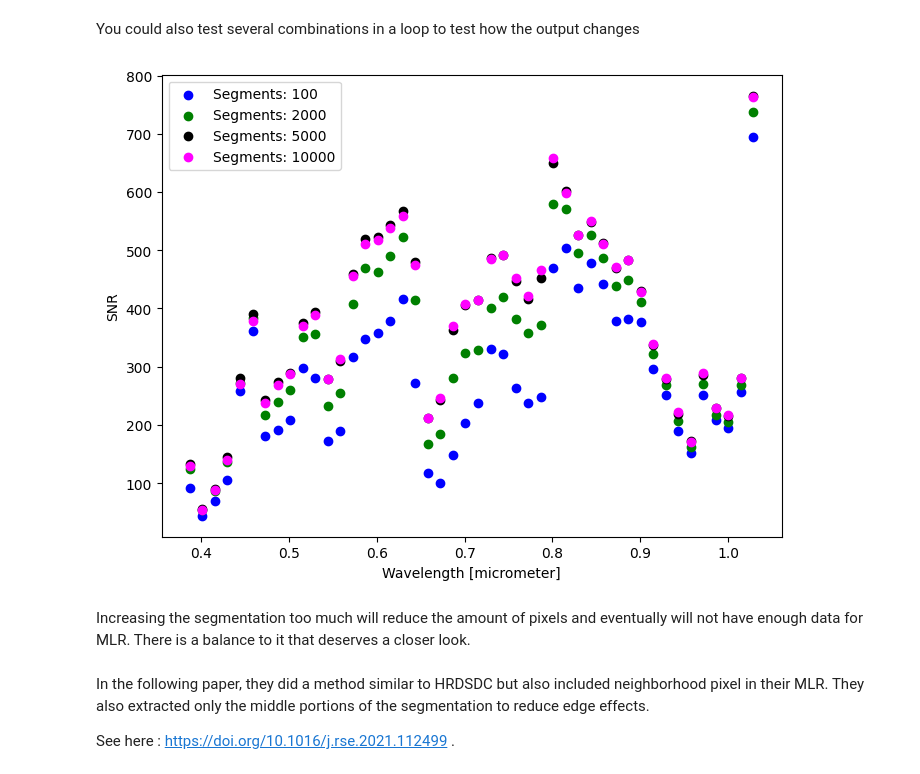
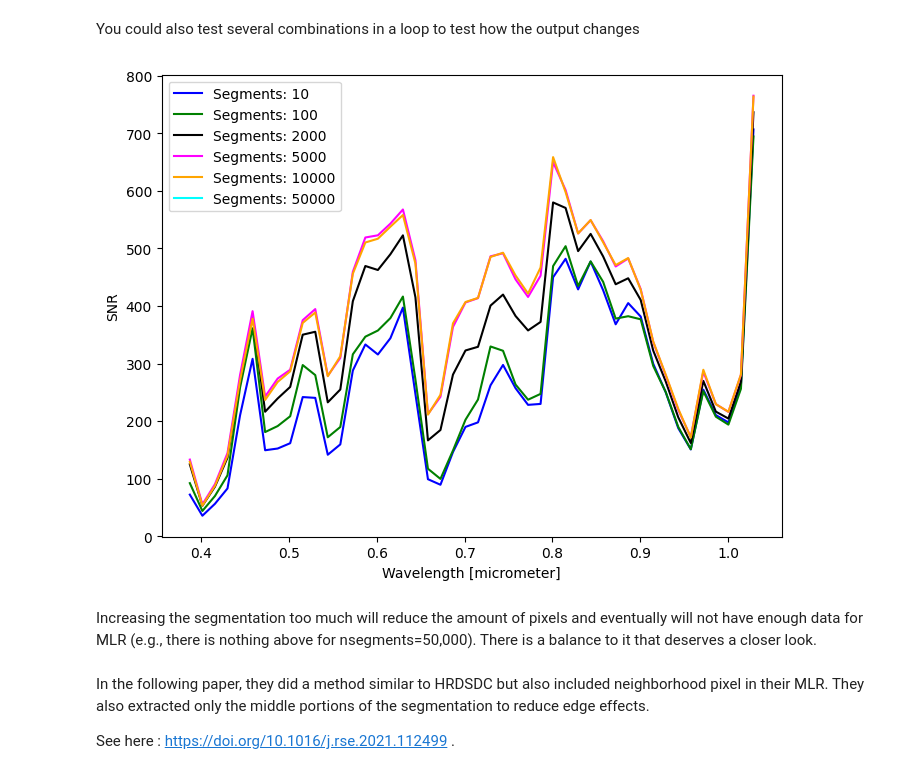
Before and after one commit to brentwilder/HyperQuest, a Jupyter notebook: tutorials/example_using_airborne_data.ipynb, the cells around one changed output. Cells and saved outputs as stored; diff of their text form; code cells hidden in the pictures.

```diff
--- a/tutorials/example_using_airborne_data.ipynb
+++ b/tutorials/example_using_airborne_data.ipynb
@@ -88,29 +88,31 @@ You could also test several combinations in a loop to test how the output change
 # %%
 # param list
 params_list = [
+    {'n_segments': 10, 'compactness': 0.1, 'n_pca': 3, 'ncpus': 3},
     {'n_segments': 100, 'compactness': 0.1, 'n_pca': 3, 'ncpus': 3},
     {'n_segments': 2000, 'compactness': 0.1, 'n_pca': 3, 'ncpus': 3},
     {'n_segments': 5000, 'compactness': 0.1, 'n_pca': 3, 'ncpus': 3},
     {'n_segments': 10000, 'compactness': 0.1, 'n_pca': 3, 'ncpus': 3},
+    {'n_segments': 50000, 'compactness': 0.1, 'n_pca': 3, 'ncpus': 3},
 ]
 
 # set colors
-colors = ['blue', 'green', 'black', 'magenta']
+colors = ['blue', 'green', 'black', 'magenta', 'orange', 'cyan']
 
 plt.figure(figsize=(8, 6))
 for params, color in zip(params_list, colors):
     snr = hyperquest.hrdsdc(raster_path, **params)
-    plt.scatter(wavelengths, snr, color=color, label=f"Segments: {params['n_segments']}")
+    plt.plot(wavelengths, snr, color=color, label=f"Segments: {params['n_segments']}")
 
 # Add labels and title
 plt.xlabel('Wavelength [micrometer]')
 plt.ylabel('SNR')
 plt.legend()
 plt.show()
 # %% [output]
-[figure, old version]
+[figure, new version]
 # %% [markdown]
-Increasing the segmentation too much will reduce the amount of pixels and eventually will not have enough data for MLR. There is a balance to it that deserves a closer look.
+Increasing the segmentation too much will reduce the amount of pixels and eventually will not have enough data for MLR (e.g., there is nothing above for nsegments=50,000). There is a balance to it that deserves a closer look.
 # %% [markdown]
 In the following paper, they did a method similar to HRDSDC but also included neighborhood pixel in their MLR. They also extracted only the middle portions of the segmentation to reduce edge effects.
 
```
